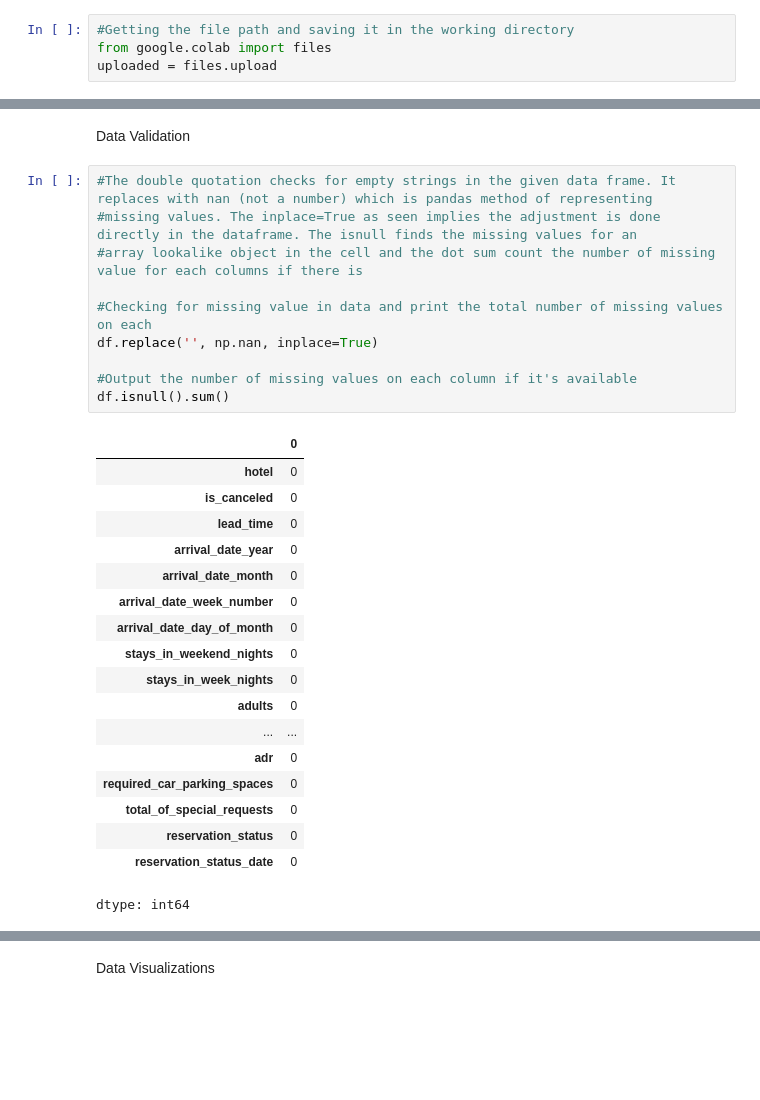
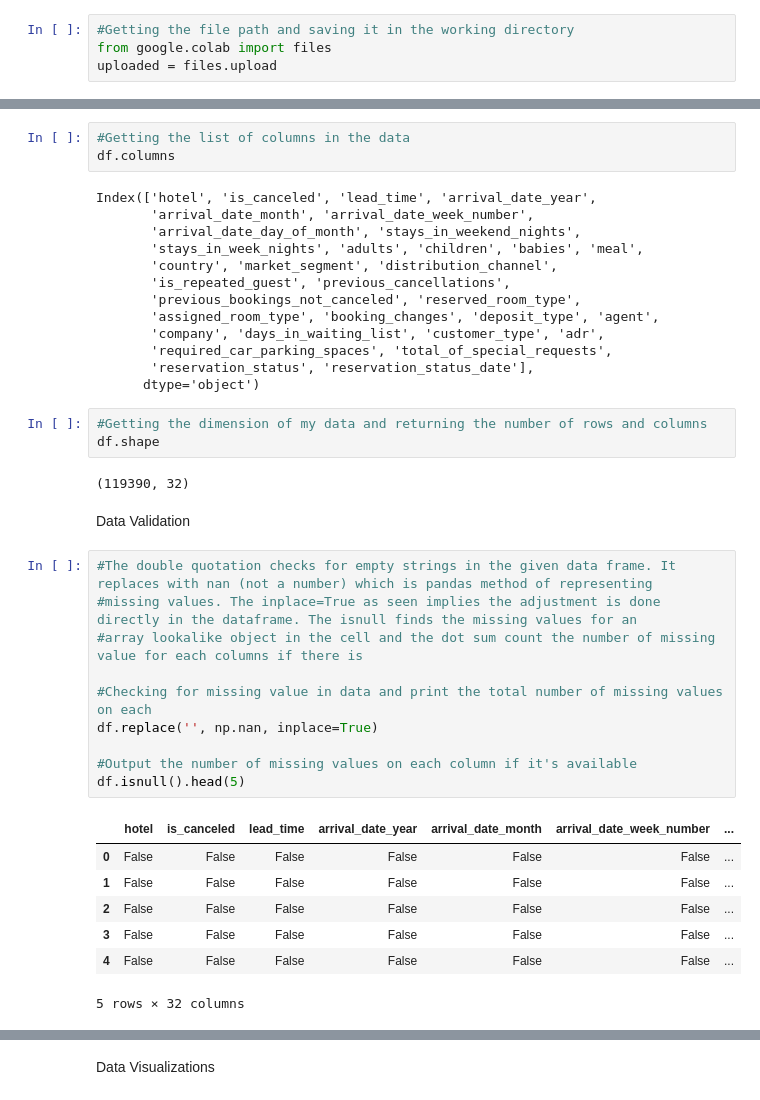
Before and after one commit to philipoladimeji/ITNPBD4-Portfolio, a Jupyter notebook: Time_Series_Analysis.ipynb, the cells around one changed output, grey strips where cells are left out. Saved outputs shown, nothing was run; the diff lists cells and outputs as text; blank space fills up the shorter version.

```diff
--- a/Time_Series_Analysis.ipynb
+++ b/Time_Series_Analysis.ipynb
@@ -134,34 +123,44 @@ df.shape
+# %%
+#Getting the list of columns in the data
+df.columns
+# %% [output]
+Index(['hotel', 'is_canceled', 'lead_time', 'arrival_date_year',
+       'arrival_date_month', 'arrival_date_week_number',
+       'arrival_date_day_of_month', 'stays_in_weekend_nights',
+       'stays_in_week_nights', 'adults', 'children', 'babies', 'meal',
+       'country', 'market_segment', 'distribution_channel',
+       'is_repeated_guest', 'previous_cancellations',
+       'previous_bookings_not_canceled', 'reserved_room_type',
+       'assigned_room_type', 'booking_changes', 'deposit_type', 'agent',
+       'company', 'days_in_waiting_list', 'customer_type', 'adr',
+       'required_car_parking_spaces', 'total_of_special_requests',
+       'reservation_status', 'reservation_status_date'],
+      dtype='object')
+# %%
+#Getting the dimension of my data and returning the number of rows and columns
+df.shape
+# %% [output]
+(119390, 32)
 # %% [markdown]
 Data Validation
 # %%
 #The double quotation checks for empty strings in the given data frame. It replaces with nan (not a number) which is pandas method of representing
 #missing values. The inplace=True as seen implies the adjustment is done directly in the dataframe. The isnull finds the missing values for an
 #array lookalike object in the cell and the dot sum count the number of missing value for each columns if there is
 
 #Checking for missing value in data and print the total number of missing values on each
 df.replace('', np.nan, inplace=True)
 
 #Output the number of missing values on each column if it's available
-df.isnull().sum()
+df.isnull().head(5)
 # %% [output]
-|  | 0 |
-| hotel | 0 |
-| is_canceled | 0 |
-| lead_time | 0 |
-| arrival_date_year | 0 |
-| arrival_date_month | 0 |
-| arrival_date_week_number | 0 |
-| arrival_date_day_of_month | 0 |
-| stays_in_weekend_nights | 0 |
-| stays_in_week_nights | 0 |
-| adults | 0 |
-| ... | ... |
-| adr | 0 |
-| required_car_parking_spaces | 0 |
-| total_of_special_requests | 0 |
-| reservation_status | 0 |
-| reservation_status_date | 0 |
+|  | hotel | is_canceled | lead_time | arrival_date_year | arrival_date_month | arrival_date_week_number | ... |
+| 0 | False | False | False | False | False | False | ... |
+| 1 | False | False | False | False | False | False | ... |
+| 2 | False | False | False | False | False | False | ... |
+| 3 | False | False | False | False | False | False | ... |
+| 4 | False | False | False | False | False | False | ... |
-dtype: int64
+5 rows × 32 columns
 # %%
 #Looping through the column and count the missing values
 missing_values = df.isnull().sum()
```
Also changed, not shown: parts of 25 cells of this notebook.
